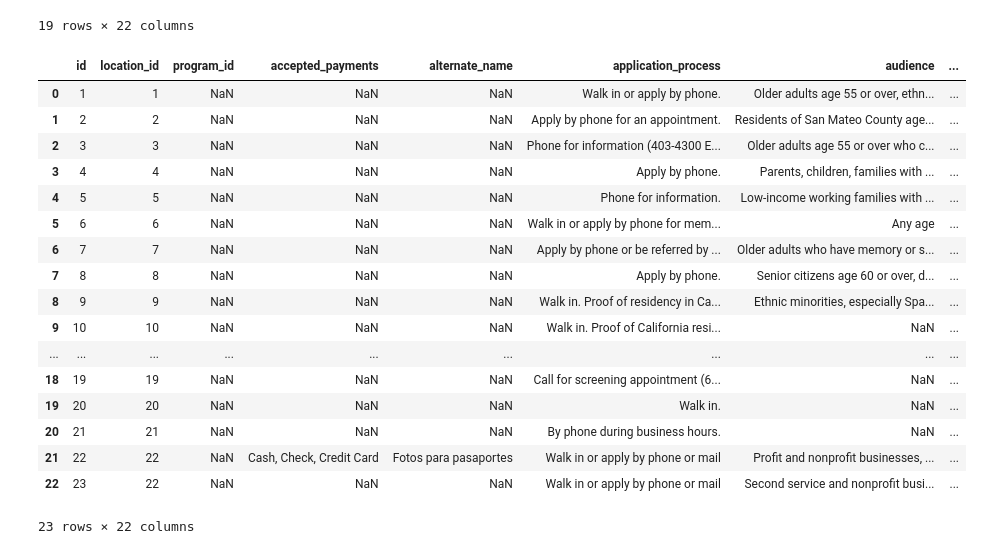
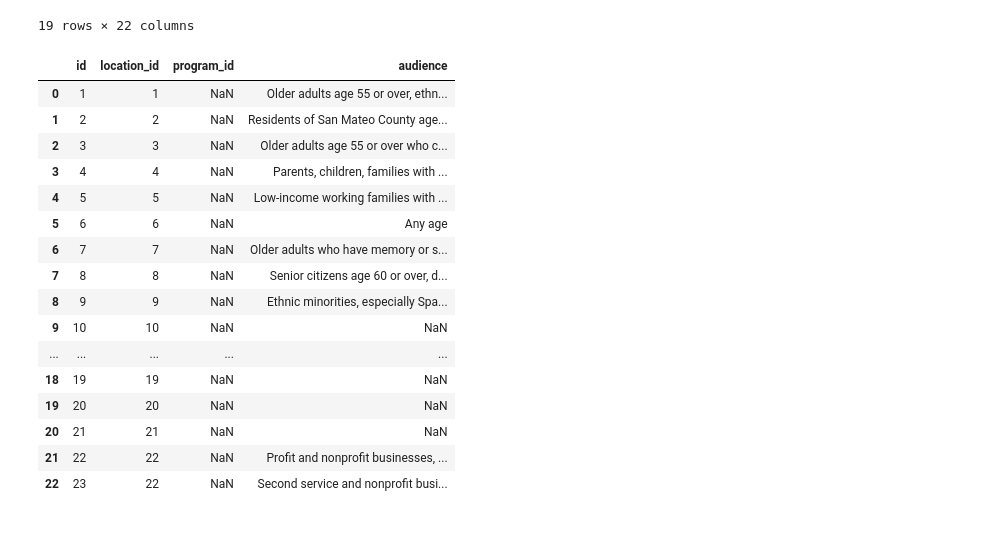
Before and after one commit to MuthuswamyNadar/Python-DSA, a Jupyter notebook: Python(pandas)/Pandas_basics.ipynb, the cells around one changed output. Saved outputs shown, nothing was run; the diff lists cells and outputs as text; code cells hidden in the pictures.

```diff
--- a/Python(pandas)/Pandas_basics.ipynb
+++ b/Python(pandas)/Pandas_basics.ipynb
@@ -114,23 +114,22 @@ pd.read_csv('services.csv',header=None,skiprows=5)
 | 18 | 23 | 22 | NaN | NaN | NaN | Walk in or apply by phone or mail | Second service and nonprofit busi... | [NOTE THIS IS NOT A REAL ORGANIZA... | NaN | NaN | ... | ... |
 19 rows × 22 columns
 # %%
-pd.read_csv('services.csv',usecols=['id','location_id''program_id],)
+pd.read_csv('services.csv',usecols=['id','location_id','program_id','audience'])
 # %% [output]
-|  | id | location_id | program_id | accepted_payments | alternate_name | application_process | audience | ... |
-| 0 | 1 | 1 | NaN | NaN | NaN | Walk in or apply by phone. | Older adults age 55 or over, ethn... | ... |
-| 1 | 2 | 2 | NaN | NaN | NaN | Apply by phone for an appointment. | Residents of San Mateo County age... | ... |
-| 2 | 3 | 3 | NaN | NaN | NaN | Phone for information (403-4300 E... | Older adults age 55 or over who c... | ... |
-| 3 | 4 | 4 | NaN | NaN | NaN | Apply by phone. | Parents, children, families with ... | ... |
-| 4 | 5 | 5 | NaN | NaN | NaN | Phone for information. | Low-income working families with ... | ... |
-| 5 | 6 | 6 | NaN | NaN | NaN | Walk in or apply by phone for mem... | Any age | ... |
-| 6 | 7 | 7 | NaN | NaN | NaN | Apply by phone or be referred by ... | Older adults who have memory or s... | ... |
-| 7 | 8 | 8 | NaN | NaN | NaN | Apply by phone. | Senior citizens age 60 or over, d... | ... |
-| 8 | 9 | 9 | NaN | NaN | NaN | Walk in. Proof of residency in Ca... | Ethnic minorities, especially Spa... | ... |
-| 9 | 10 | 10 | NaN | NaN | NaN | Walk in. Proof of California resi... | NaN | ... |
-| ... | ... | ... | ... | ... | ... | ... | ... | ... |
-| 18 | 19 | 19 | NaN | NaN | NaN | Call for screening appointment (6... | NaN | ... |
-| 19 | 20 | 20 | NaN | NaN | NaN | Walk in. | NaN | ... |
-| 20 | 21 | 21 | NaN | NaN | NaN | By phone during business hours. | NaN | ... |
-| 21 | 22 | 22 | NaN | Cash, Check, Credit Card | Fotos para pasaportes | Walk in or apply by phone or mail | Profit and nonprofit businesses, ... | ... |
-| 22 | 23 | 22 | NaN | NaN | NaN | Walk in or apply by phone or mail | Second service and nonprofit busi... | ... |
+|  | id | location_id | program_id | audience |
+| 0 | 1 | 1 | NaN | Older adults age 55 or over, ethn... |
+| 1 | 2 | 2 | NaN | Residents of San Mateo County age... |
+| 2 | 3 | 3 | NaN | Older adults age 55 or over who c... |
+| 3 | 4 | 4 | NaN | Parents, children, families with ... |
+| 4 | 5 | 5 | NaN | Low-income working families with ... |
+| 5 | 6 | 6 | NaN | Any age |
+| 6 | 7 | 7 | NaN | Older adults who have memory or s... |
+| 7 | 8 | 8 | NaN | Senior citizens age 60 or over, d... |
+| 8 | 9 | 9 | NaN | Ethnic minorities, especially Spa... |
+| 9 | 10 | 10 | NaN | NaN |
+| ... | ... | ... | ... | ... |
+| 18 | 19 | 19 | NaN | NaN |
+| 19 | 20 | 20 | NaN | NaN |
+| 20 | 21 | 21 | NaN | NaN |
+| 21 | 22 | 22 | NaN | Profit and nonprofit businesses, ... |
+| 22 | 23 | 22 | NaN | Second service and nonprofit busi... |
-23 rows × 22 columns
```
Also changed, not shown: parts of 11 cells of this notebook.
